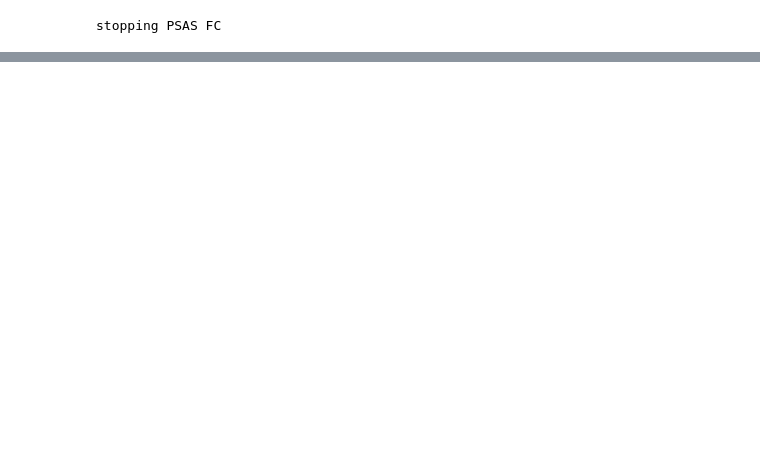
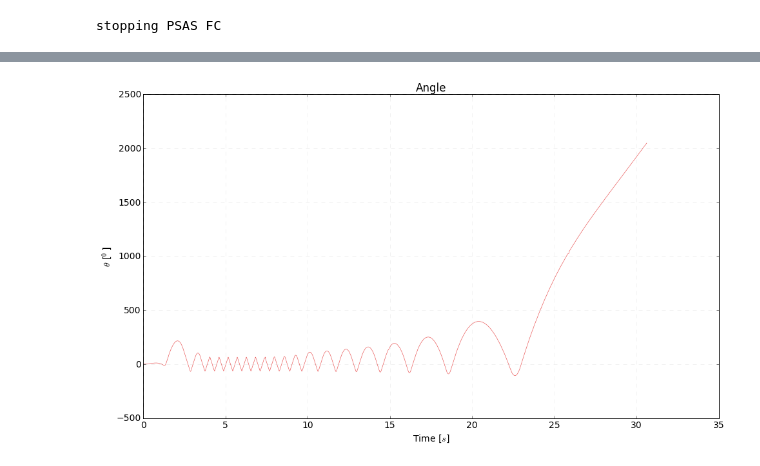
Before and after one commit to psas/Launch-12, a Jupyter notebook: simulation/roll-sim/software-in-the-loop.ipynb, the cells around one changed output, grey strips where cells are left out. Cells and saved outputs as stored; diff of their text form; code cells hidden in the pictures; blank space fills up the shorter version.

```diff
--- a/simulation/roll-sim/software-in-the-loop.ipynb
+++ b/simulation/roll-sim/software-in-the-loop.ipynb
@@ -185,0 +213,6 @@ fig.show()
+# %%
+fig = utils.Plot(r"Angle", "Time [$s$]", r"$\theta$ [${}^0$]")
+fig.plot(adis_time, state_roll)
+fig.show()
+# %% [output]
+[figure, added]
```
Also changed, not shown: parts of 5 cells of this notebook.
